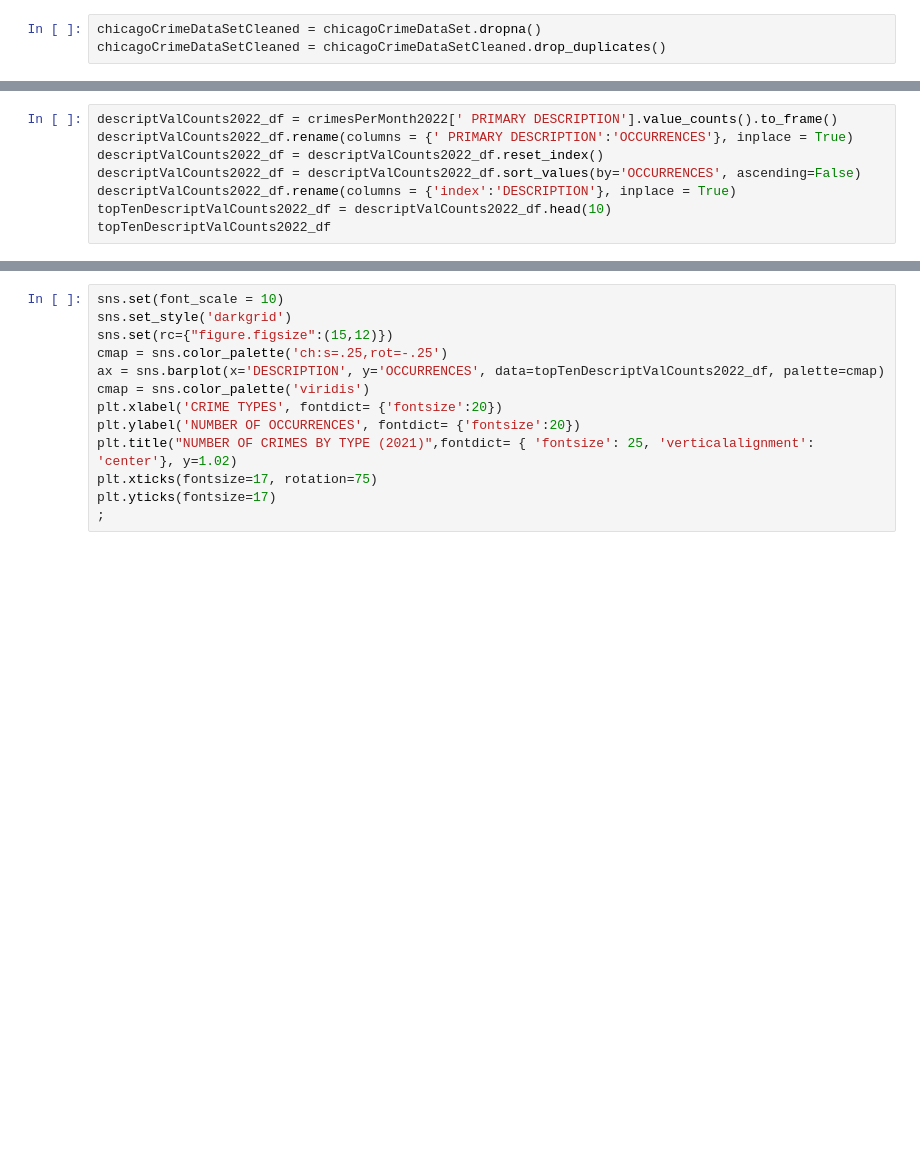
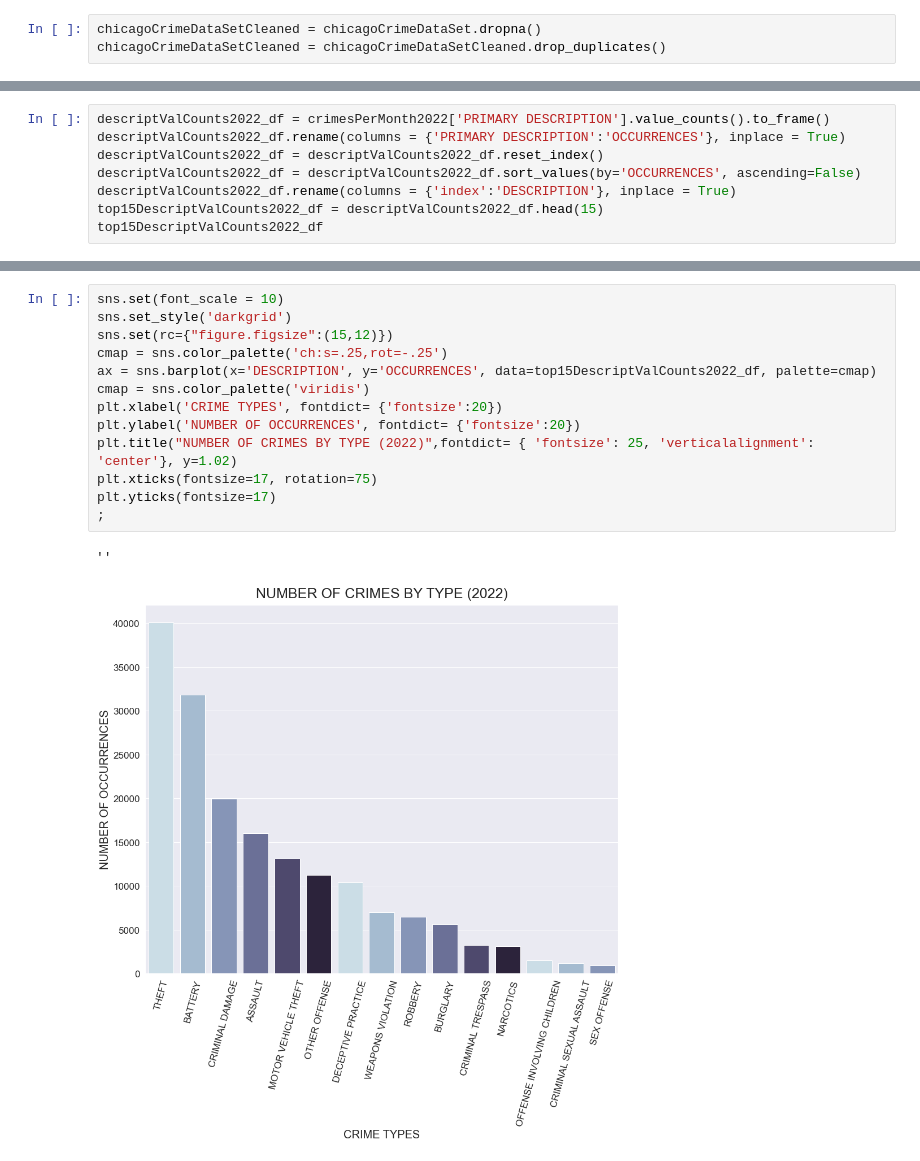
Before and after one commit to jrthompson25/Chicago_Crime_Analysis, a Jupyter notebook: Notebooks/Chicago Crime Project.ipynb, the cells around one changed output, grey strips where cells are left out. Saved outputs shown, nothing was run; the diff lists cells and outputs as text; blank space fills up the shorter version.

```diff
--- a/Notebooks/Chicago Crime Project.ipynb
+++ b/Notebooks/Chicago Crime Project.ipynb
@@ -97,8 +278,8 @@ descriptCount2022
 # %%
-descriptValCounts2022_df = crimesPerMonth2022[' PRIMARY DESCRIPTION'].value_counts().to_frame()
-descriptValCounts2022_df.rename(columns = {' PRIMARY DESCRIPTION':'OCCURRENCES'}, inplace = True)
+descriptValCounts2022_df = crimesPerMonth2022['PRIMARY DESCRIPTION'].value_counts().to_frame()
+descriptValCounts2022_df.rename(columns = {'PRIMARY DESCRIPTION':'OCCURRENCES'}, inplace = True)
 descriptValCounts2022_df = descriptValCounts2022_df.reset_index()
 descriptValCounts2022_df = descriptValCounts2022_df.sort_values(by='OCCURRENCES', ascending=False)
 descriptValCounts2022_df.rename(columns = {'index':'DESCRIPTION'}, inplace = True)
-topTenDescriptValCounts2022_df = descriptValCounts2022_df.head(10)
-topTenDescriptValCounts2022_df
+top15DescriptValCounts2022_df = descriptValCounts2022_df.head(15)
+top15DescriptValCounts2022_df
@@ -105,13 +303,16 @@ topTenDescriptValCounts2022_df
 # %%
 sns.set(font_scale = 10)
 sns.set_style('darkgrid')
 sns.set(rc={"figure.figsize":(15,12)})
 cmap = sns.color_palette('ch:s=.25,rot=-.25')
-ax = sns.barplot(x='DESCRIPTION', y='OCCURRENCES', data=topTenDescriptValCounts2022_df, palette=cmap)
+ax = sns.barplot(x='DESCRIPTION', y='OCCURRENCES', data=top15DescriptValCounts2022_df, palette=cmap)
 cmap = sns.color_palette('viridis')
 plt.xlabel('CRIME TYPES', fontdict= {'fontsize':20})
 plt.ylabel('NUMBER OF OCCURRENCES', fontdict= {'fontsize':20})
-plt.title("NUMBER OF CRIMES BY TYPE (2021)",fontdict= { 'fontsize': 25, 'verticalalignment': 'center'}, y=1.02)
+plt.title("NUMBER OF CRIMES BY TYPE (2022)",fontdict= { 'fontsize': 25, 'verticalalignment': 'center'}, y=1.02)
 plt.xticks(fontsize=17, rotation=75)
 plt.yticks(fontsize=17)
 ;
+# %% [output]
+''
+[figure, added]
```
Also changed, not shown: parts of 27 cells of this notebook.
